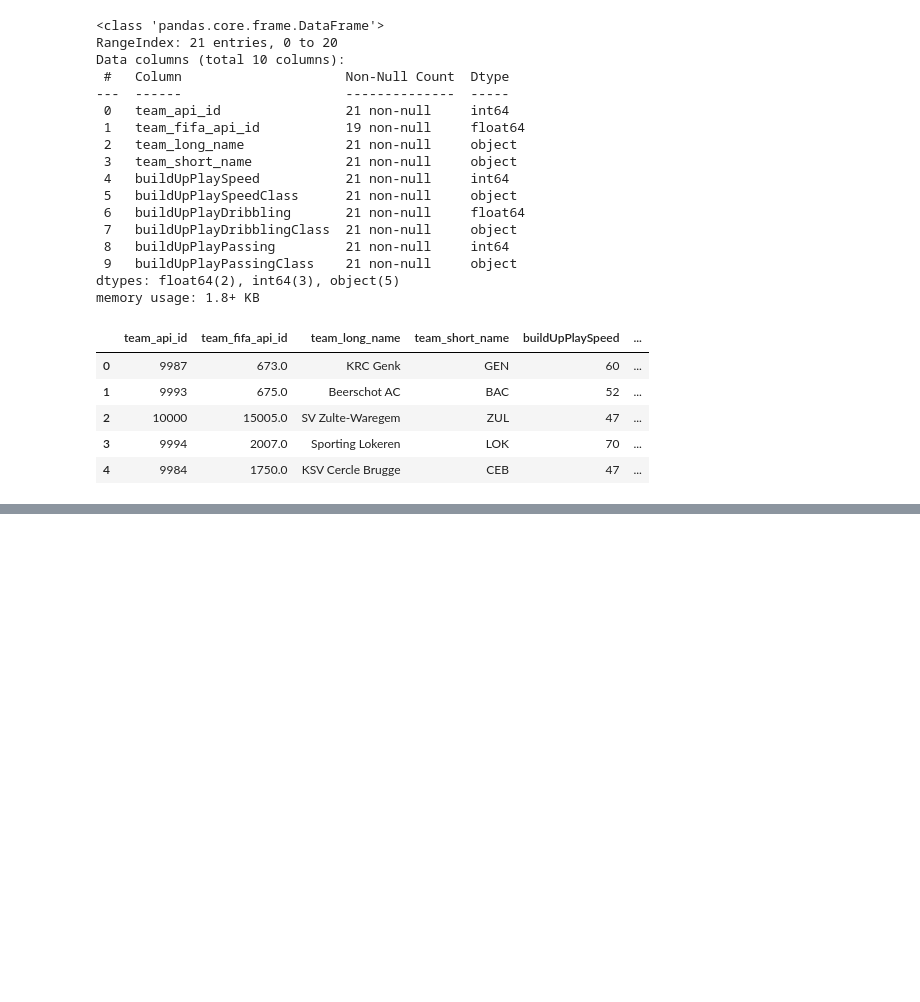
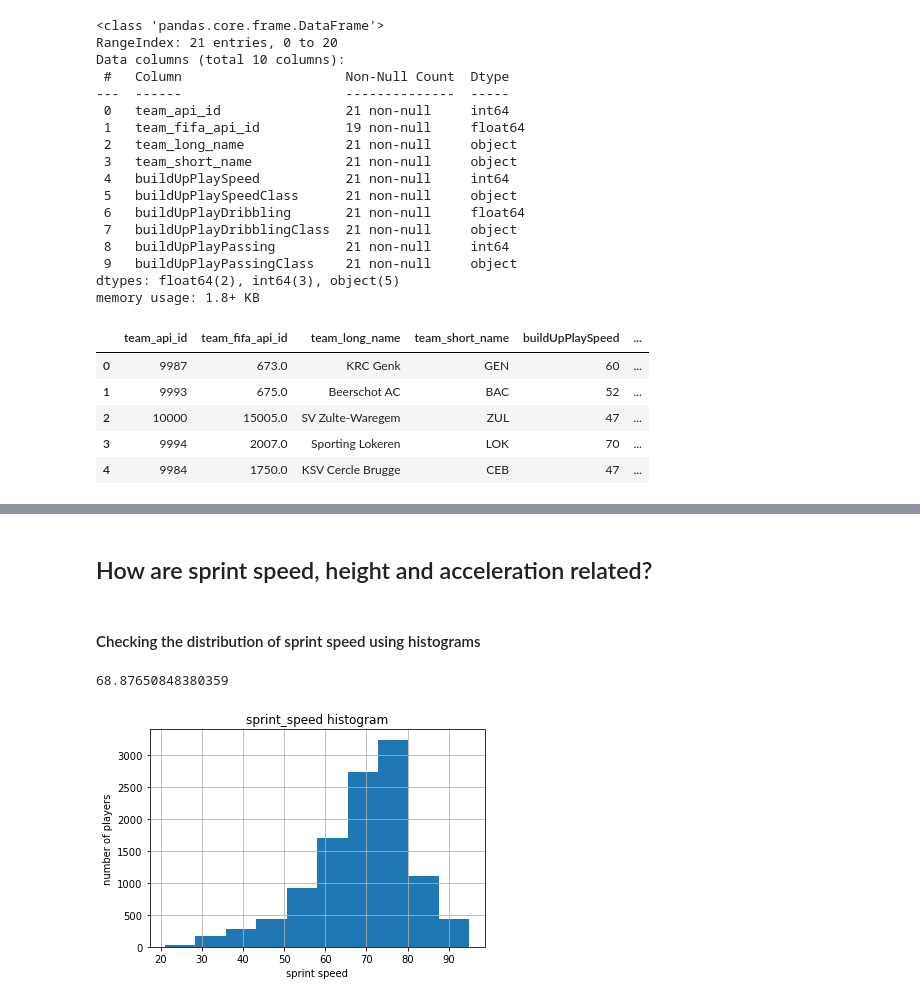
Before and after one commit to btrian/soccerdb, a Jupyter notebook: investigate.ipynb, the cells around one changed output, grey strips where cells are left out. Cells and saved outputs as stored; diff of their text form; code cells hidden in the pictures; blank space fills up the shorter version.

```diff
--- a/investigate.ipynb
+++ b/investigate.ipynb
@@ -204,6 +169,0 @@ memory usage: 2.8+ MB
-# %%
-mean_cr = play['crossing'].mean()
-play['crossing'].fillna(mean_cr, inplace = True)
-mean_pw = play['shot_power'].mean()
-play['shot_power'].fillna(mean_pw, inplace = True)
-play.info()
@@ -228,11 +169,0 @@ memory usage: 2.8+ MB
-# %%
-mean_ps = play['long_passing'].mean()
-play['long_passing'].fillna(mean_ps, inplace = True)
-mean_fn = play['finishing'].mean()
-play['finishing'].fillna(mean_fn, inplace = True)
-# %%
-mean_sp = play['sprint_speed'].mean()
-play['sprint_speed'].fillna(mean_sp, inplace = True)
-mean_ac = play['acceleration'].mean()
-play['acceleration'].fillna(mean_ac, inplace = True)
-play.describe()
@@ -302,0 +173,6 @@ It seems to me there are a lot f relationships between potential and other attri
+# %%
+#fixing rating and potential missing values
+replace = play.columns
+for item in replace:
+    mean_fn = play[item].mean()
+    play[item].fillna(mean_fn, inplace = True)
@@ -302,0 +221,12 @@ It seems to me there are a lot f relationships between potential and other attri
+# %% [markdown]
+## How are sprint speed, height and acceleration related?
+# %% [markdown]
+ #### Checking the distribution of sprint speed using histograms
+# %%
+play['sprint_speed'].hist()
+plt.title('sprint_speed histogram')
+plt.xlabel('sprint speed')
+plt.ylabel('number of players')
+# %% [output]
+68.87650848380359
+[figure, added]
```
Also changed, not shown: parts of 37 cells of this notebook, 4 other files.
